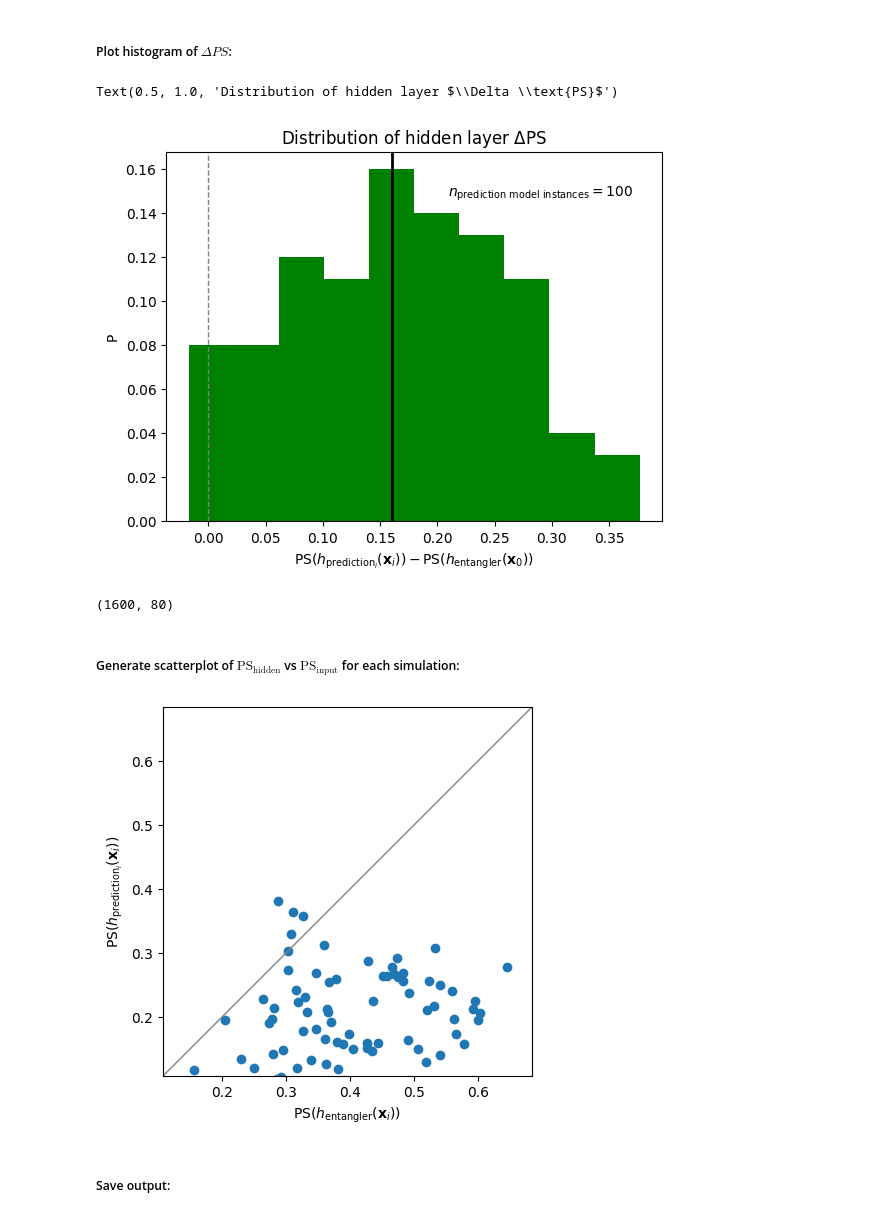
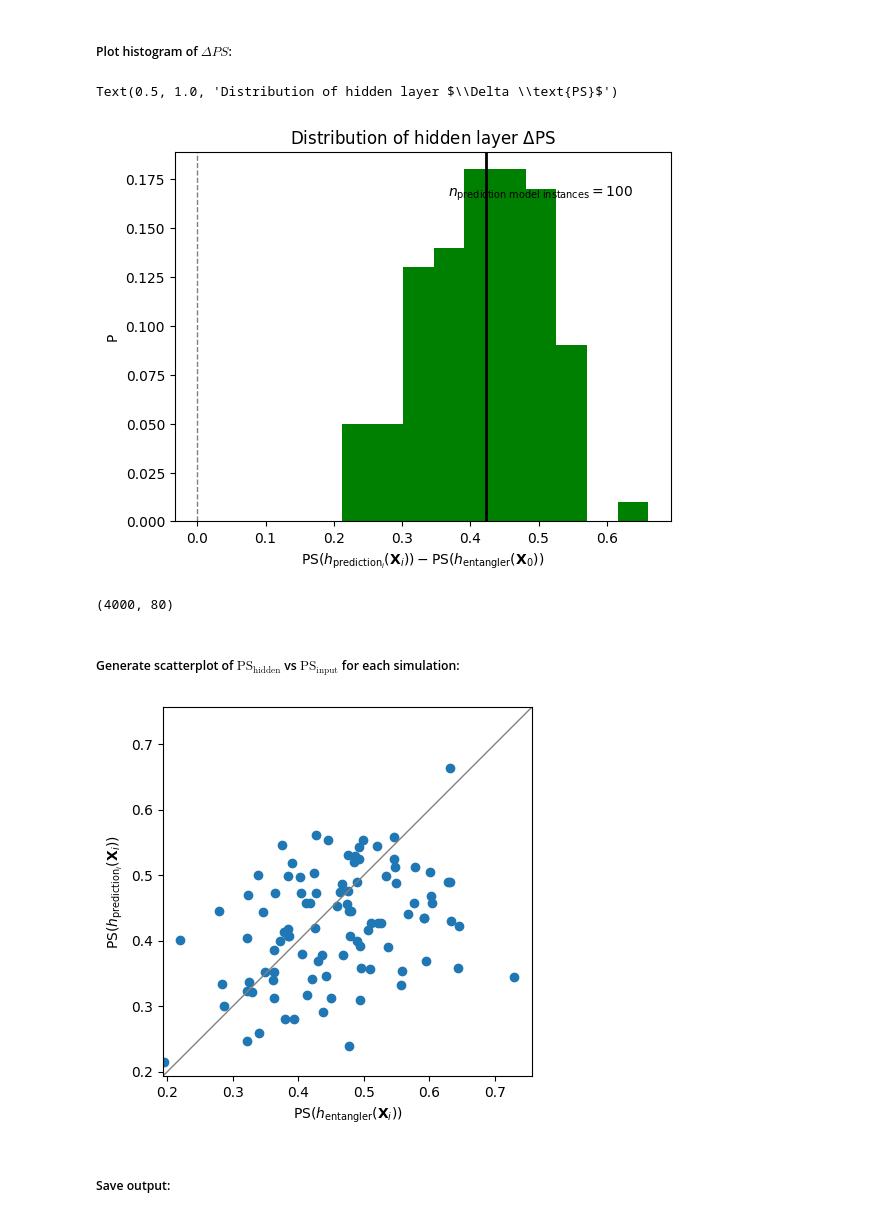
Before and after one commit to danieldkato/simulation_whiskers, a Jupyter notebook: scripts/tangle_evo_pred_hist_ps.ipynb, the cells around one changed output. Drawn from its saved outputs; the diff is of its cells as text; code cells hidden in the pictures.

```diff
--- a/scripts/tangle_evo_pred_hist_ps.ipynb
+++ b/scripts/tangle_evo_pred_hist_ps.ipynb
@@ -20,7 +20,7 @@ from analysis_metadata.analysis_metadata import Metadata, increment_dir_name, wr
 ##### Define inputs, parameters:
 # %%
 # Input file:
-input_path = os.path.join('/', 'mnt', 'smb', 'locker', 'issa-locker', 'users', 'Dan', 'code', 'ws', 'results', 'run837', 'tngl_pred.pickle')
+input_path = os.path.join('/', 'mnt', 'smb', 'locker', 'issa-locker', 'users', 'Dan', 'code', 'ws', 'results', 'run845', 'tngl_pred.pickle')
 input_dir = os.path.split(input_path)[0]
 
 # Plotting parameters:
@@ -93,21 +96,24 @@ par_df['delta_par'] = par_df['parallelism_pred_hidden'] - par_df['parallelism_tn
 # %%
 delta_ps_dist_fig = plt.figure()
 plt.hist(par_df.delta_par, weights=1/par_df.shape[0]*np.ones(par_df.shape[0]), bins=n_bins, color='green')
+
 plt.ylabel('P')
-xlabel_str = r'$\text{PS}(h_{\text{prediction}_i}(\mathbf{x}_i)) - \text{PS}(h_{\text{entangler}}(\mathbf{x}_0))$'
+xlabel_str = r'$\text{PS}(h_{\text{prediction}_i}(\mathbf{X}_i)) - \text{PS}(h_{\text{entangler}}(\mathbf{X}_0))$'
 plt.xlabel(xlabel_str)
+
 plt.axvline(np.median(par_df.delta_par), color='black', linewidth=2)
 plt.axvline(0, color='gray', linewidth=1, linestyle='--')
+
 n_str = r'$n_{\text{prediction model instances}} = $' + str(par_df.shape[0])
 plt.annotate(n_str, [0.55, 0.8], xycoords='figure fraction')
 plt.title('Distribution of hidden layer ' + r'$\Delta \text{PS}$')
 # %% [output]
 Text(0.5, 1.0, 'Distribution of hidden layer $\\Delta \\text{PS}$')
-[figure, old version]
+[figure, new version]
 # %%
 tngl_evo_pred_results['ae_df'].iloc[0].hidden_test.shape
 # %% [output]
-(1600, 80)
+(4000, 80)
 # %% [markdown]
 ##### Generate scatterplot of $\text{PS}_{\text{hidden}}$ vs $\text{PS}_{\text{input}}$ for each simulation:
 # %%
@@ -118,6 +124,7 @@ par_df_pred = pd.merge(par_df_pred_hidden, par_df_pred_inpt, on=['tngl_mdl_id',
 
 scatter_fig = plt.figure()
 plt.scatter(par_df_pred.parallelism_pred_inpt, par_df_pred.parallelism_pred_hidden)
+
 xl = plt.xlim()
 yl = plt.ylim()
 minmin = np.max([xl[0], yl[0]])
@@ -125,14 +132,17 @@ maxmax = np.max([xl[1], yl[1]])
 plt.ylim([minmin, maxmax])
 plt.xlim([minmin, maxmax])
 plt.gca().set_aspect('equal')
+
 plt.axline([0,0], slope=1, color='gray', linewidth=1)
-xlabel_str = r'$\text{PS}(h_{\text{entangler}}(\mathbf{x}_i))$'
+
+xlabel_str = r'$\text{PS}(h_{\text{entangler}}(\mathbf{X}_i))$'
 plt.xlabel(xlabel_str)
-ylabel_str = r'$\text{PS}(h_{\text{prediction}_i}(\mathbf{x}_i))$'
+ylabel_str = r'$\text{PS}(h_{\text{prediction}_i}(\mathbf{X}_i))$'
 plt.ylabel(ylabel_str)
+
 plt.show()
 # %% [output]
-[figure, old version]
+[figure, new version]
 # %% [markdown]
 ##### Save output:
 # %%
```
Also changed, not shown: parts of 1 cell of this notebook.
